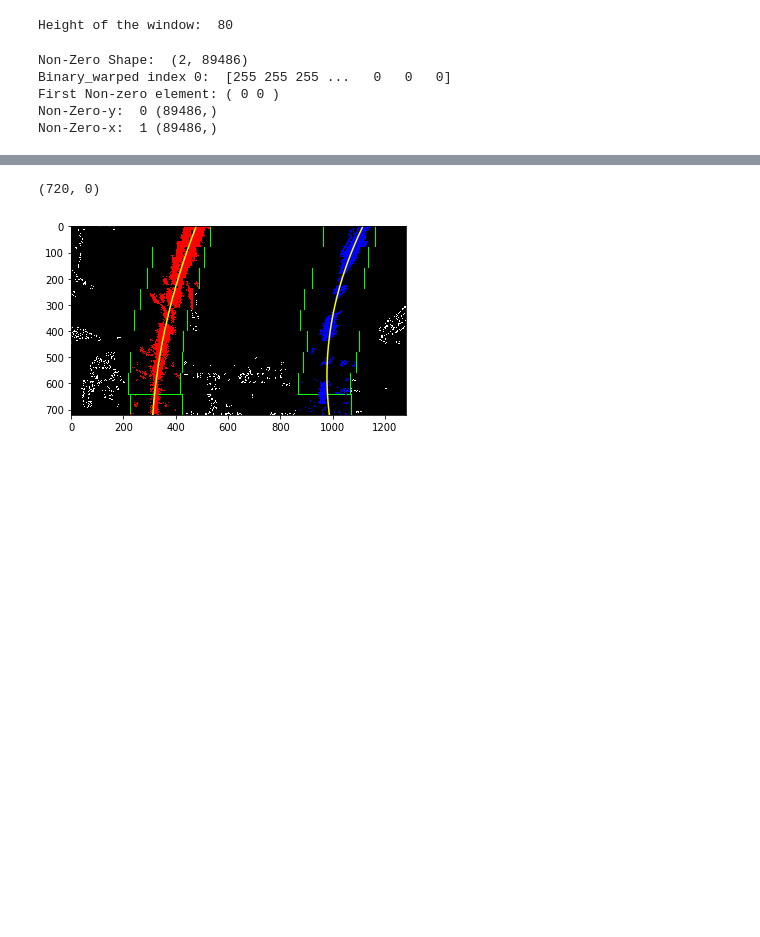
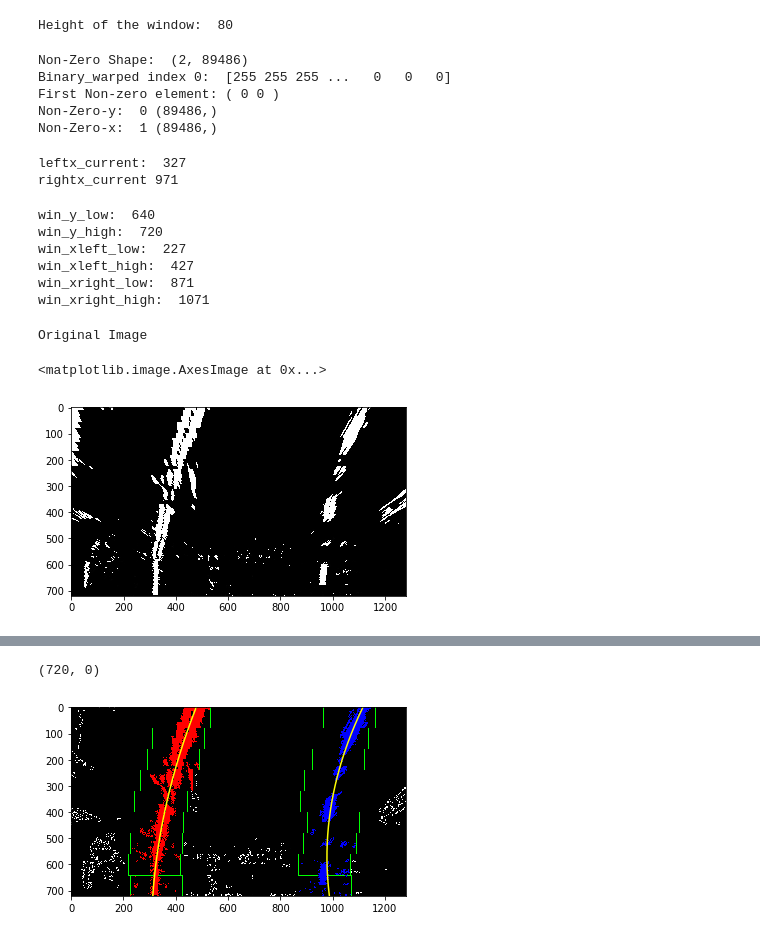
Before and after one commit to allaydesai/Computer-Vision, a Jupyter notebook: Finding_the_lines.ipynb, the cells around one changed output, grey strips where cells are left out. Saved outputs shown, nothing was run; the diff lists cells and outputs as text; code cells hidden in the pictures; blank space fills up the shorter version.

```diff
--- a/Finding_the_lines.ipynb
+++ b/Finding_the_lines.ipynb
@@ -120,6 +120,11 @@ Non-Zero-x:  1 (89486,)
 # Current positions to be updated for each window
 leftx_current = leftx_base
 rightx_current = rightx_base
+print("leftx_current: ", leftx_current)
+print("rightx_current", rightx_current)
+# %% [output]
+leftx_current:  327
+rightx_current 971
 # %%
 # Set the width of the windows +/- margin
 margin = 100
@@ -130,0 +139,35 @@ right_lane_inds = []
+# %%
+# Identify window boundaries in x and y (and right and left)
+# win_y_low = 720 - (0+1) * 80 = 640
+win_y_low = binary_warped.shape[0] - (window+1)*window_height
+# win_y_high = 720 - 0 * 80 = 720
+win_y_high = binary_warped.shape[0] - window*window_height
+# win_xleft_low = 327 - 100 = 227
+win_xleft_low = leftx_current - margin
+# win_xleft_high = 327 + 100 = 427
+win_xleft_high = leftx_current + margin
+# win_xright_low = 971 - 100 = 871
+win_xright_low = rightx_current - margin
+# win_xright_high = 971 + 100 = 1071
+win_xright_high = rightx_current + margin
+
+print("win_y_low: ", win_y_low)
+print("win_y_high: ", win_y_high)
+print("win_xleft_low: ", win_xleft_low)
+print("win_xleft_high: ", win_xleft_high)
+print("win_xright_low: ", win_xright_low)
+print("win_xright_high: ", win_xright_high)
+# %% [output]
+win_y_low:  640
+win_y_high:  720
+win_xleft_low:  227
+win_xleft_high:  427
+win_xright_low:  871
+win_xright_high:  1071
+# %%
+print('Original Image')
+plt.imshow(binary_warped, cmap="gray")
+# %% [output]
+Original Image
+<matplotlib.image.AxesImage at 0x...>
+[figure, added]
```
Also changed, not shown: parts of 11 cells of this notebook.
